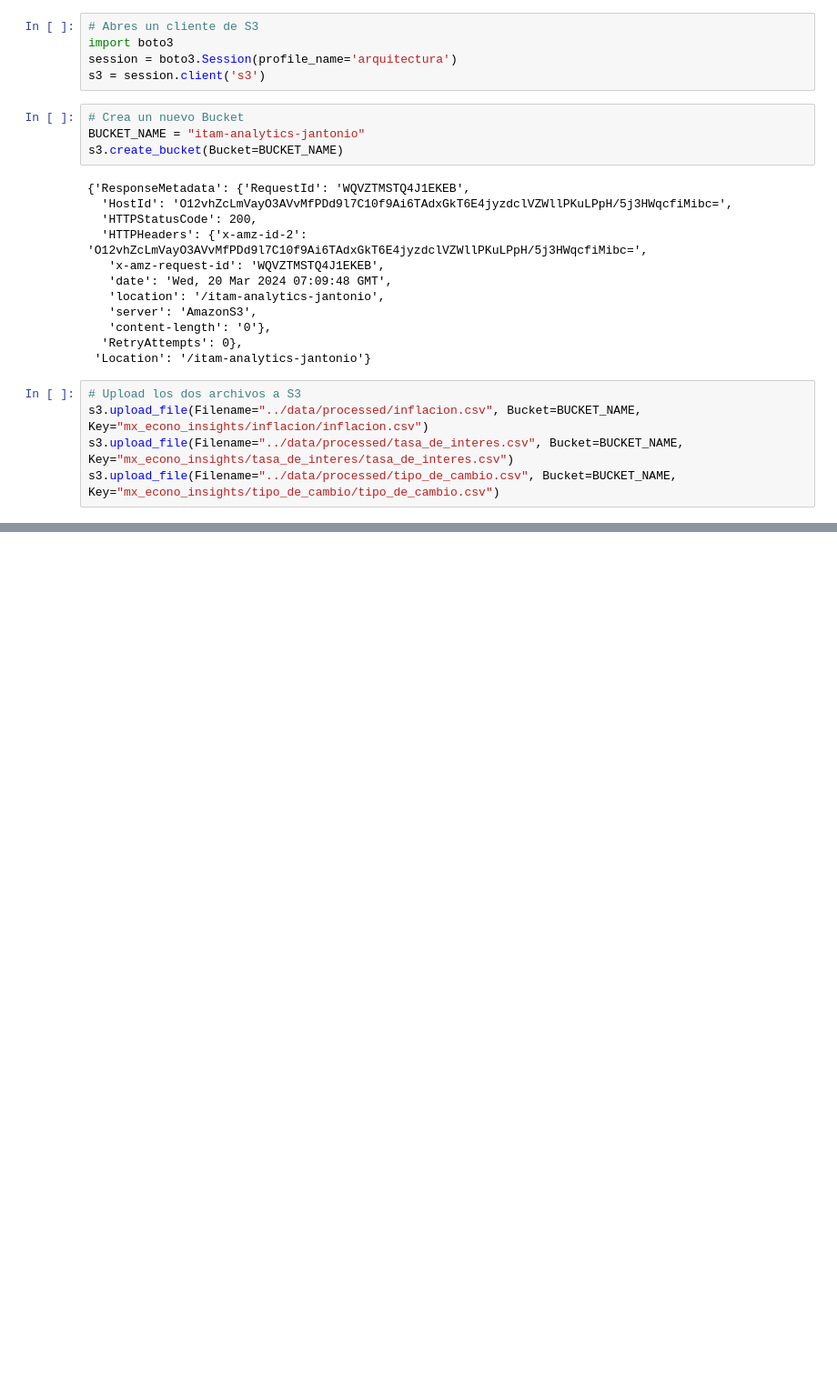
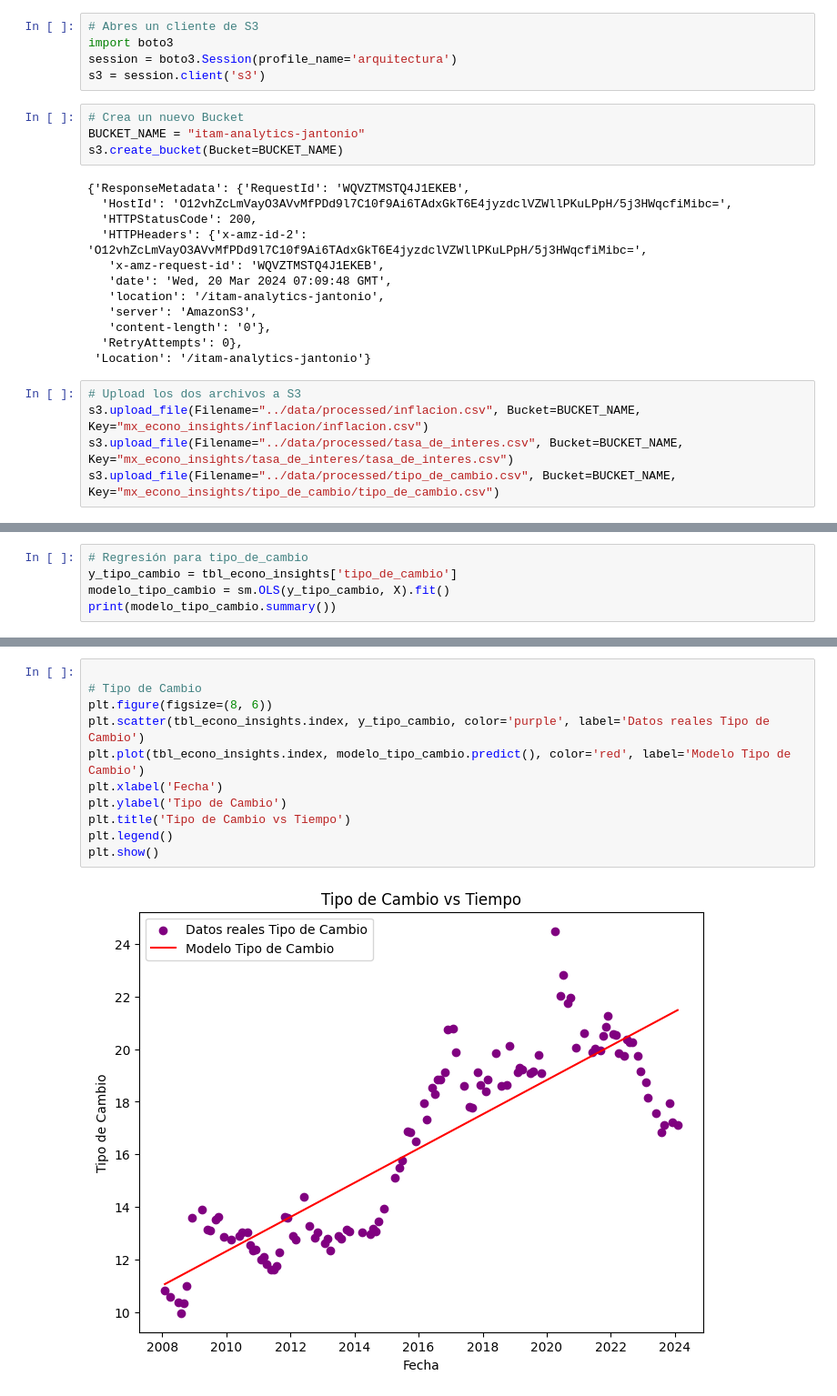
Before and after one commit to AntonioIQ/MX_Econo_Insights, a Jupyter notebook: notebooks/ETLs.ipynb, the cells around one changed output, grey strips where cells are left out. Shown at 91% size. Cells and saved outputs as stored; diff of their text form; blank space fills up the shorter version.

```diff
--- a/notebooks/ETLs.ipynb
+++ b/notebooks/ETLs.ipynb
@@ -211,0 +454,5 @@ s3.upload_file(Filename="../data/processed/tipo_de_cambio.csv", Bucket=BUCKET_NA
+# %%
+# Regresión para tipo_de_cambio
+y_tipo_cambio = tbl_econo_insights['tipo_de_cambio']
+modelo_tipo_cambio = sm.OLS(y_tipo_cambio, X).fit()
+print(modelo_tipo_cambio.summary())
@@ -211,0 +505,13 @@ s3.upload_file(Filename="../data/processed/tipo_de_cambio.csv", Bucket=BUCKET_NA
+# %%
+
+# Tipo de Cambio
+plt.figure(figsize=(8, 6))
+plt.scatter(tbl_econo_insights.index, y_tipo_cambio, color='purple', label='Datos reales Tipo de Cambio')
+plt.plot(tbl_econo_insights.index, modelo_tipo_cambio.predict(), color='red', label='Modelo Tipo de Cambio')
+plt.xlabel('Fecha')
+plt.ylabel('Tipo de Cambio')
+plt.title('Tipo de Cambio vs Tiempo')
+plt.legend()
+plt.show()
+# %% [output]
+[figure, added]
```
Also changed, not shown: parts of 31 cells of this notebook, 2 other files.
